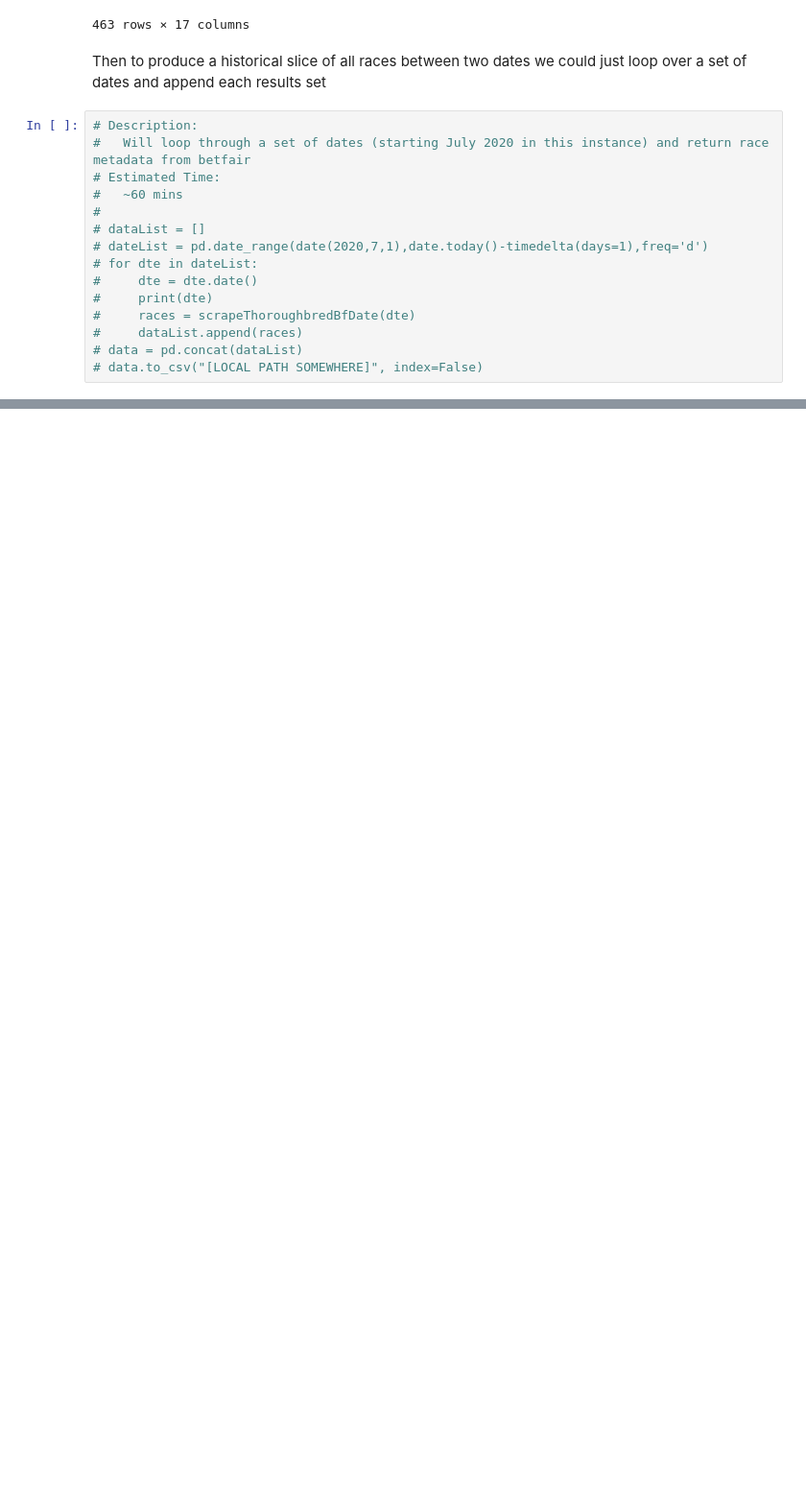
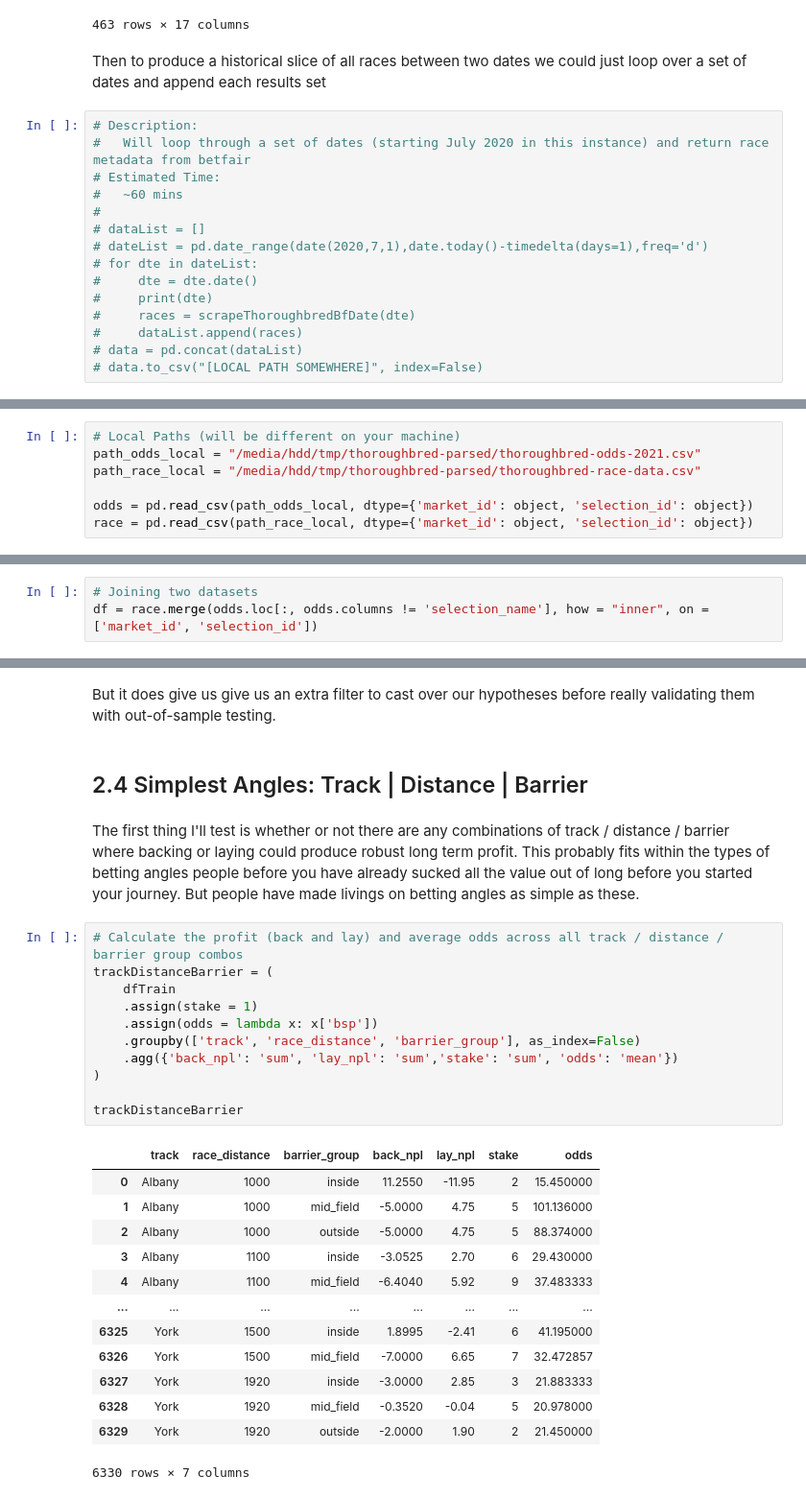
Before and after one commit to TMBish/bfStreamTutorials, a Jupyter notebook: 02-angles/article/angles.ipynb, the cells around one changed output, grey strips where cells are left out. Shown at 96% size. Cells and saved outputs as stored; diff of their text form; blank space fills up the shorter version.

Commit message:
Significant progress on angles article

```diff
--- a/02-angles/article/angles.ipynb
+++ b/02-angles/article/angles.ipynb
@@ -206,0 +464,7 @@ Then to produce a historical slice of all races between two dates we could just
+# %%
+# Local Paths (will be different on your machine)
+path_odds_local = "/media/hdd/tmp/thoroughbred-parsed/thoroughbred-odds-2021.csv"
+path_race_local = "/media/hdd/tmp/thoroughbred-parsed/thoroughbred-race-data.csv"
+
+odds = pd.read_csv(path_odds_local, dtype={'market_id': object, 'selection_id': object})
+race = pd.read_csv(path_race_local, dtype={'market_id': object, 'selection_id': object})
@@ -206,0 +485,3 @@ Then to produce a historical slice of all races between two dates we could just
+# %%
+# Joining two datasets
+df = race.merge(odds.loc[:, odds.columns != 'selection_name'], how = "inner", on = ['market_id', 'selection_id'])
@@ -206,0 +591,31 @@ Then to produce a historical slice of all races between two dates we could just
+# %% [markdown]
+But it does give us give us an extra filter to cast over our hypotheses before really validating them with out-of-sample testing.
+# %% [markdown]
+## 2.4 Simplest Angles: Track | Distance | Barrier
+# %% [markdown]
+The first thing I'll test is whether or not there are any combinations of track / distance / barrier where backing or laying could produce robust long term profit. This probably fits within the types of betting angles people before you have already sucked all the value out of long before you started your journey. But people have made livings on betting angles as simple as these.
+# %%
+# Calculate the profit (back and lay) and average odds across all track / distance / barrier group combos
+trackDistanceBarrier = (
+    dfTrain
+    .assign(stake = 1)
+    .assign(odds = lambda x: x['bsp'])
+    .groupby(['track', 'race_distance', 'barrier_group'], as_index=False)
+    .agg({'back_npl': 'sum', 'lay_npl': 'sum','stake': 'sum', 'odds': 'mean'})
+)
+
+trackDistanceBarrier
+# %% [output]
+|  | track | race_distance | barrier_group | back_npl | lay_npl | stake | odds |
+| 0 | Albany | 1000 | inside | 11.2550 | -11.95 | 2 | 15.450000 |
+| 1 | Albany | 1000 | mid_field | -5.0000 | 4.75 | 5 | 101.136000 |
+| 2 | Albany | 1000 | outside | -5.0000 | 4.75 | 5 | 88.374000 |
+| 3 | Albany | 1100 | inside | -3.0525 | 2.70 | 6 | 29.430000 |
+| 4 | Albany | 1100 | mid_field | -6.4040 | 5.92 | 9 | 37.483333 |
+| ... | ... | ... | ... | ... | ... | ... | ... |
+| 6325 | York | 1500 | inside | 1.8995 | -2.41 | 6 | 41.195000 |
+| 6326 | York | 1500 | mid_field | -7.0000 | 6.65 | 7 | 32.472857 |
+| 6327 | York | 1920 | inside | -3.0000 | 2.85 | 3 | 21.883333 |
+| 6328 | York | 1920 | mid_field | -0.3520 | -0.04 | 5 | 20.978000 |
+| 6329 | York | 1920 | outside | -2.0000 | 1.90 | 2 | 21.450000 |
+6330 rows × 7 columns
```
Also changed, not shown: parts of 35 cells of this notebook, 3 other files.
